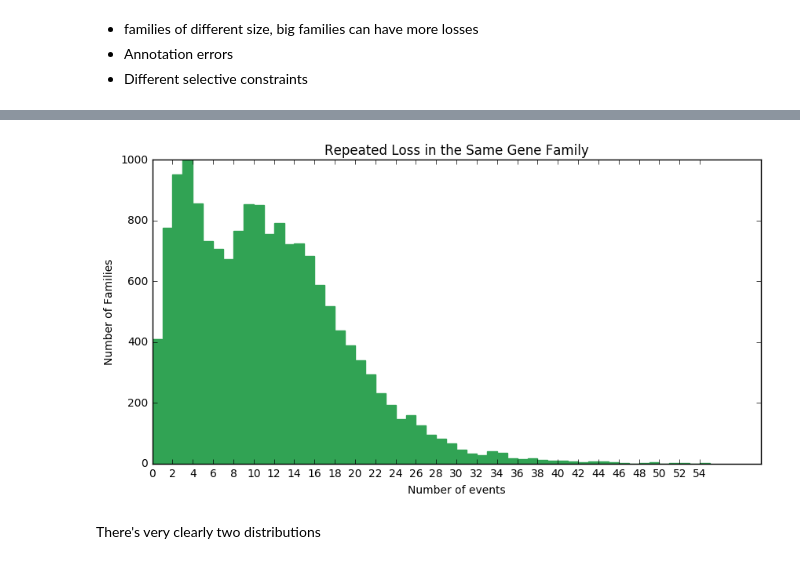
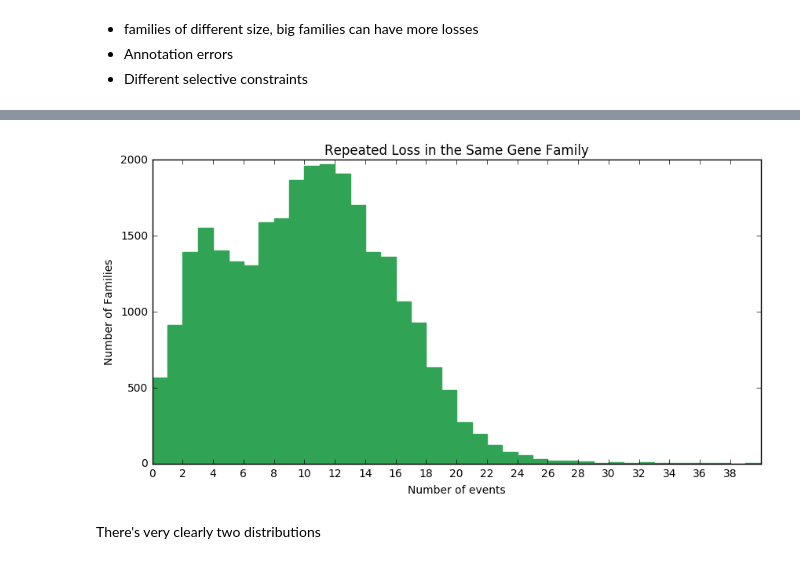
Before and after one commit to josiahseaman/DNA_Duplications, a Jupyter notebook: TreeCountAnalysis_all_species_JSG.ipynb, the cells around one changed output, grey strips where cells are left out. Drawn from its saved outputs; the diff is of its cells as text; code cells hidden in the pictures.

```diff
--- a/TreeCountAnalysis_all_species_JSG.ipynb
+++ b/TreeCountAnalysis_all_species_JSG.ipynb
@@ -21,7 +16,7 @@ len(wgd_study_jsg)
 import csv
 
 all_trees = {}
-with open(r"CAFE-4.2\data\all_species\reports\WGD_manual_all_species.cafe", 'r') as csvfile:
+with open(r"CAFE-4.2\data\corrected_root\reports\corrected_root_OG_two_rate_shifted.cafe", 'r') as csvfile:
     lines = csvfile.readlines()[11:]
     for nLines, row in enumerate(lines):
         row = row.split('\t')
@@ -31,0 +27,3 @@ len(all_trees)
+# %%
+all_ids = list(all_trees.keys())
+len(all_ids)
@@ -105,6 +85,6 @@ def populate_history_histogram(study_ints):
     for result in ordered_nodes:  # divide sum by length to get mean
         result['avg#'] /= len(study_ints)
     return ordered_nodes, genes_lost
-ordered_nodes, genes_lost = populate_history_histogram(wgd_study_jsg)
+ordered_nodes, genes_lost = populate_history_histogram(all_ids)
 ordered_nodes
 # %% [output]
@@ -196,6 +148,5 @@ def populate_change_histogram(results_per_node, blacklist_index):
 # %%
-blacklist = [ '<59>', '<57>', '<55>', '<61>', 'empty', 'Slycopersicum', 'Mguttatus']
+blacklist = [ '<59>', '<57>', '<55>', 'Slycopersicum', 'Mguttatus']
 blacklist_index = [i for i, node in enumerate(ordered_nodes) if node['name'] in blacklist]
-blacklist_empty = [i for i, node in enumerate(ordered_nodes) if node['name'] in ['empty']]
 assert len(blacklist) == len(blacklist_index)
 # %%
@@ -388,7 +293,7 @@ loss_events_per_family = collect_loss_events_per_family(filtered_wgd_study_ints,
 # %%
-whole_tree_losses = collect_loss_events_per_family(list(all_trees.keys()), blacklist_empty)
+whole_tree_losses = collect_loss_events_per_family(list(all_trees.keys()), [])
 # %% [output]
-[figure, old version]
+[figure, new version]
 # %% [markdown]
 There's very clearly two distributions
 # %%
```
Also changed, not shown: parts of 38 cells of this notebook, 9 other files.
